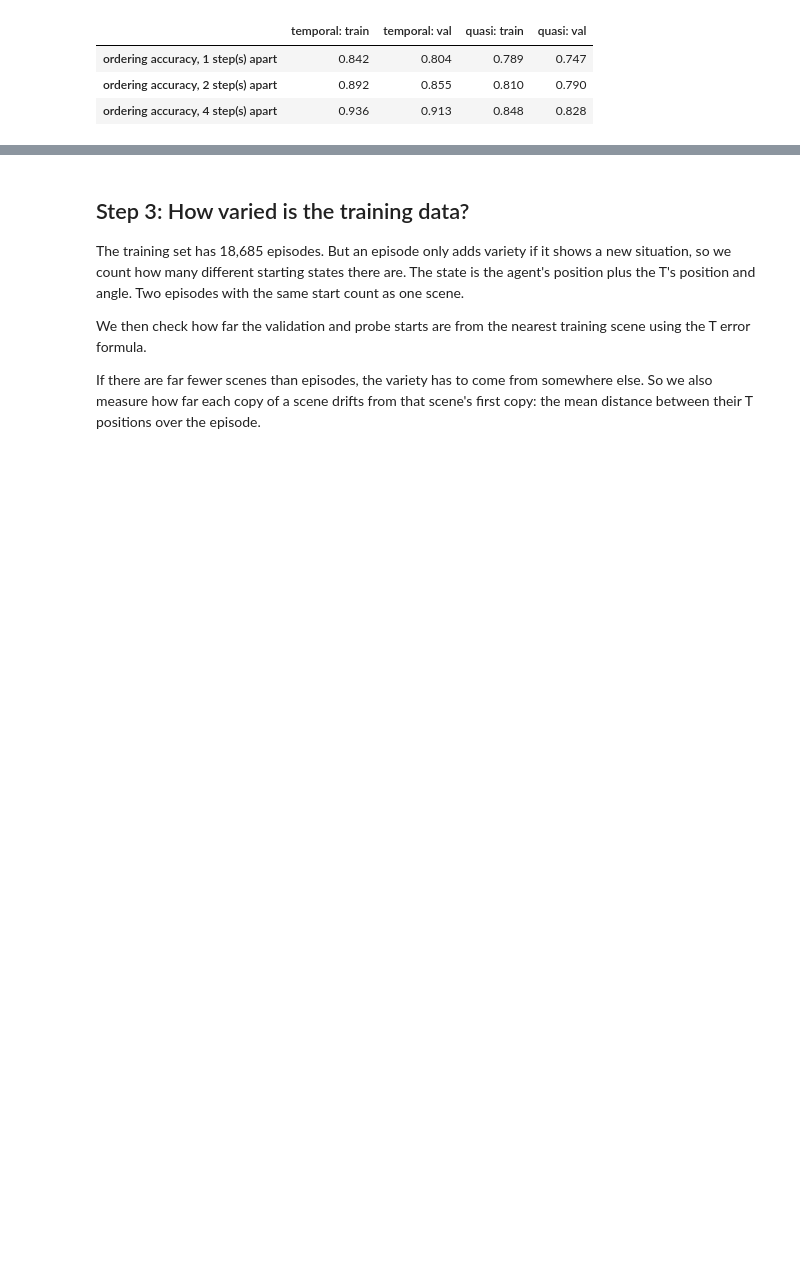
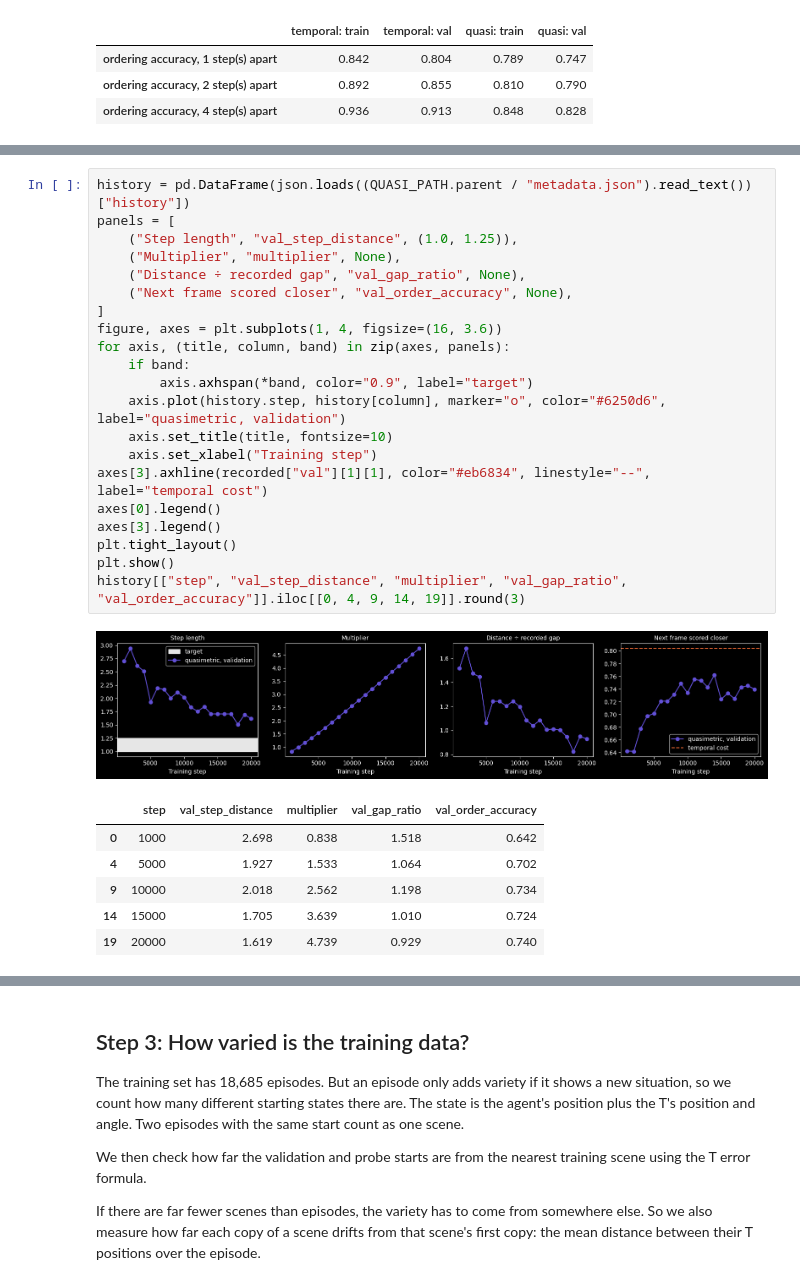
Before and after one commit to AmadeoDeLaVega/JEPA-Planning, a Jupyter notebook: code/debug/temporal_cost.ipynb, the cells around one changed output, grey strips where cells are left out. Cells and saved outputs as stored; diff of their text form; blank space fills up the shorter version.

```diff
--- a/code/debug/temporal_cost.ipynb
+++ b/code/debug/temporal_cost.ipynb
@@ -414,0 +487,29 @@ The dotted line shows that probe costs average about 15. These goal photos are n
+# %%
+history = pd.DataFrame(json.loads((QUASI_PATH.parent / "metadata.json").read_text())["history"])
+panels = [
+    ("Step length", "val_step_distance", (1.0, 1.25)),
+    ("Multiplier", "multiplier", None),
+    ("Distance ÷ recorded gap", "val_gap_ratio", None),
+    ("Next frame scored closer", "val_order_accuracy", None),
+]
+figure, axes = plt.subplots(1, 4, figsize=(16, 3.6))
+for axis, (title, column, band) in zip(axes, panels):
+    if band:
+        axis.axhspan(*band, color="0.9", label="target")
+    axis.plot(history.step, history[column], marker="o", color="#6250d6", label="quasimetric, validation")
+    axis.set_title(title, fontsize=10)
+    axis.set_xlabel("Training step")
+axes[3].axhline(recorded["val"][1][1], color="#eb6834", linestyle="--", label="temporal cost")
+axes[0].legend()
+axes[3].legend()
+plt.tight_layout()
+plt.show()
+history[["step", "val_step_distance", "multiplier", "val_gap_ratio", "val_order_accuracy"]].iloc[[0, 4, 9, 14, 19]].round(3)
+# %% [output]
+[figure, added]
+|  | step | val_step_distance | multiplier | val_gap_ratio | val_order_accuracy |
+| 0 | 1000 | 2.698 | 0.838 | 1.518 | 0.642 |
+| 4 | 5000 | 1.927 | 1.533 | 1.064 | 0.702 |
+| 9 | 10000 | 2.018 | 2.562 | 1.198 | 0.734 |
+| 14 | 15000 | 1.705 | 3.639 | 1.010 | 0.724 |
+| 19 | 20000 | 1.619 | 4.739 | 0.929 | 0.740 |
```
Also changed, not shown: parts of 29 cells of this notebook, 10 other files.
